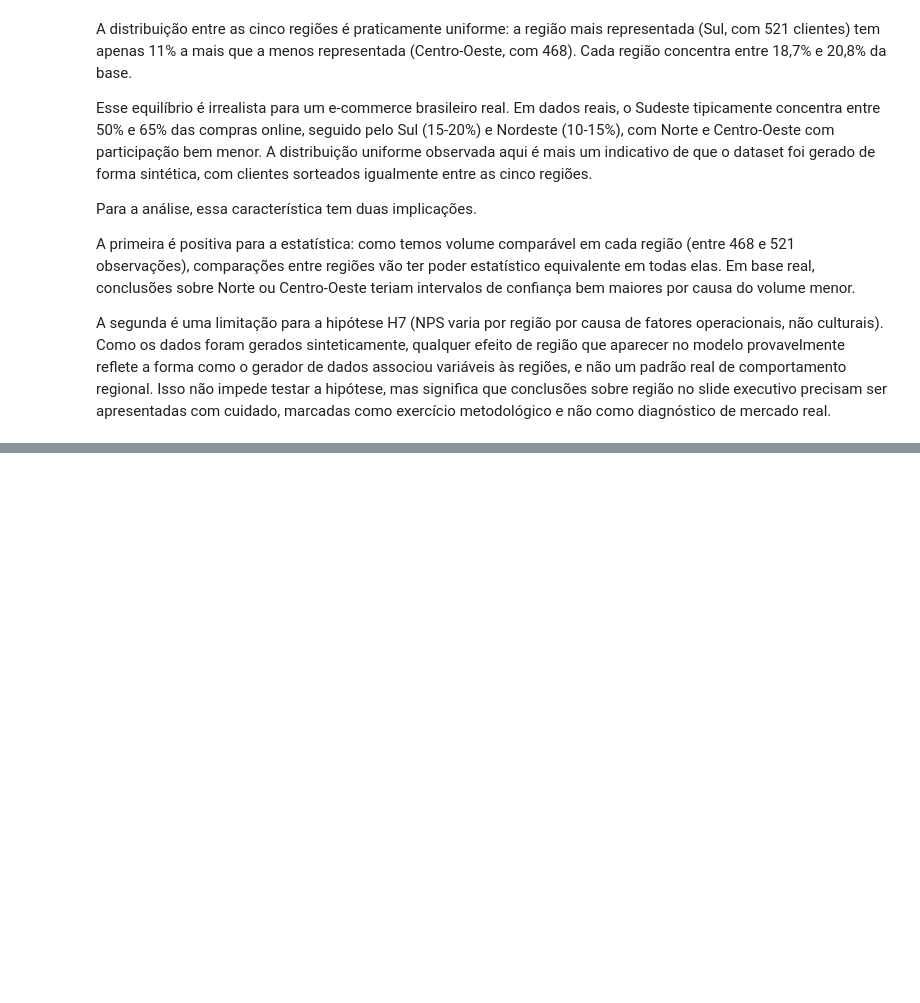
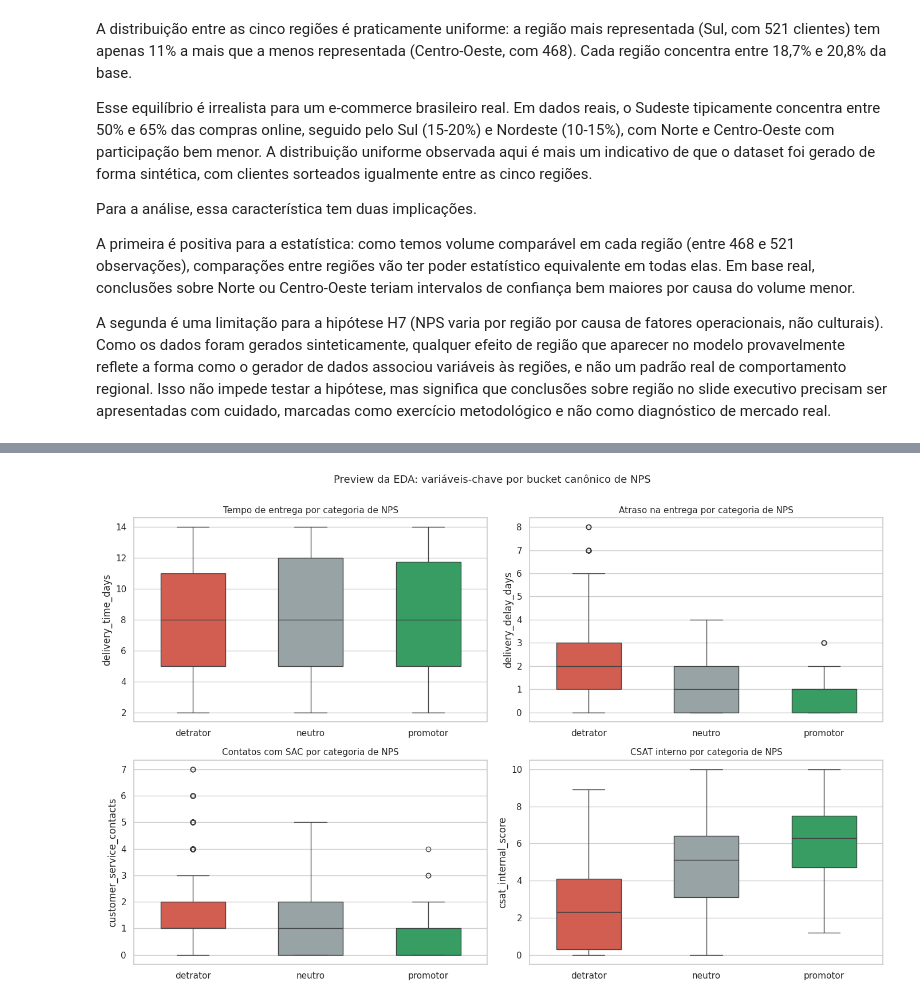
Before and after one commit to guillecosme/fiap-ai-scientist-tech-challange-fase-01, a Jupyter notebook: notebooks/02_data_understanding.ipynb, the cells around one changed output, grey strips where cells are left out. Drawn from its saved outputs; the diff is of its cells as text; code cells hidden in the pictures; blank space fills up the shorter version.

```diff
--- a/notebooks/02_data_understanding.ipynb
+++ b/notebooks/02_data_understanding.ipynb
@@ -716,0 +763,46 @@ A segunda é uma limitação para a hipótese H7 (NPS varia por região por caus
+# %%
+# Preview de relação com a target: boxplot de variáveis-chave por bucket de NPS
+# Reusa a categorização canônica e as cores semânticas
+
+def classificar_nps(nota: float) -> str:
+    if nota < 7:
+        return "detrator"
+    elif nota < 9:
+        return "neutro"
+    else:
+        return "promotor"
+
+dados_preview = dados.assign(categoria_nps=dados["nps_score"].apply(classificar_nps))
+ordem_buckets = ["detrator", "neutro", "promotor"]
+cores_buckets = {"detrator": "#e74c3c", "neutro": "#95a5a6", "promotor": "#27ae60"}
+
+variaveis_chave = [
+    ("delivery_time_days",        "Tempo de entrega por categoria de NPS"),
+    ("delivery_delay_days",       "Atraso na entrega por categoria de NPS"),
+    ("customer_service_contacts", "Contatos com SAC por categoria de NPS"),
+    ("csat_internal_score",       "CSAT interno por categoria de NPS"),
+]
+
+fig, eixos = plt.subplots(2, 2, figsize=(14, 9))
+for eixo, (col, titulo) in zip(eixos.flat, variaveis_chave):
+    sns.boxplot(
+        data=dados_preview,
+        x="categoria_nps",
+        y=col,
+        order=ordem_buckets,
+        palette=[cores_buckets[c] for c in ordem_buckets],
+        ax=eixo,
+        width=0.55,
+        hue="categoria_nps",
+        legend=False,
+    )
+    eixo.set_title(titulo, fontsize=11)
+    eixo.set_xlabel("")
+    eixo.set_ylabel(col)
+
+fig.suptitle("Preview da EDA: variáveis-chave por bucket canônico de NPS", fontsize=13, y=1.00)
+fig.tight_layout()
+fig.savefig(PASTA_FIGURAS / "2_7_preview_variaveis_por_categoria_nps.png", dpi=120, bbox_inches="tight")
+plt.show()
+# %% [output]
+[figure, added]
```
Also changed, not shown: parts of 8 cells of this notebook, 2 other files.
